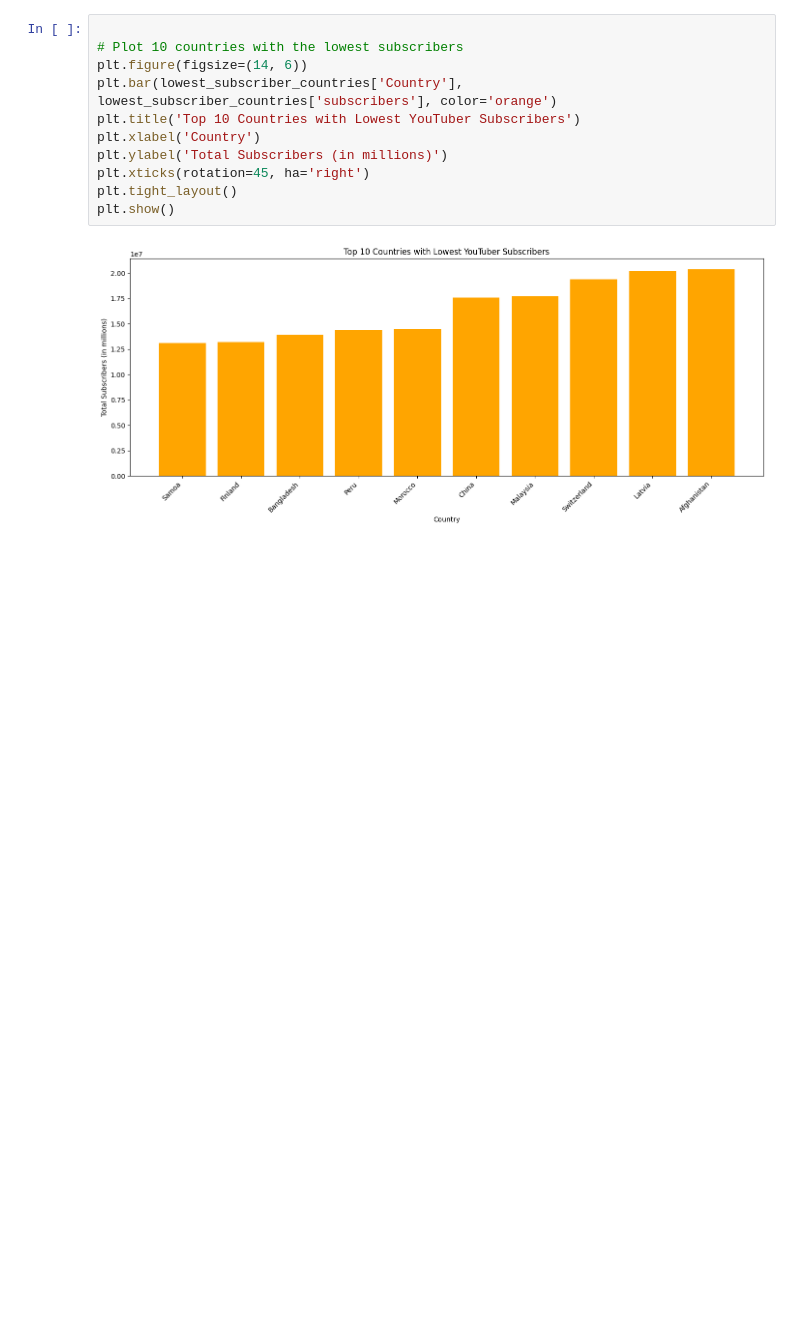
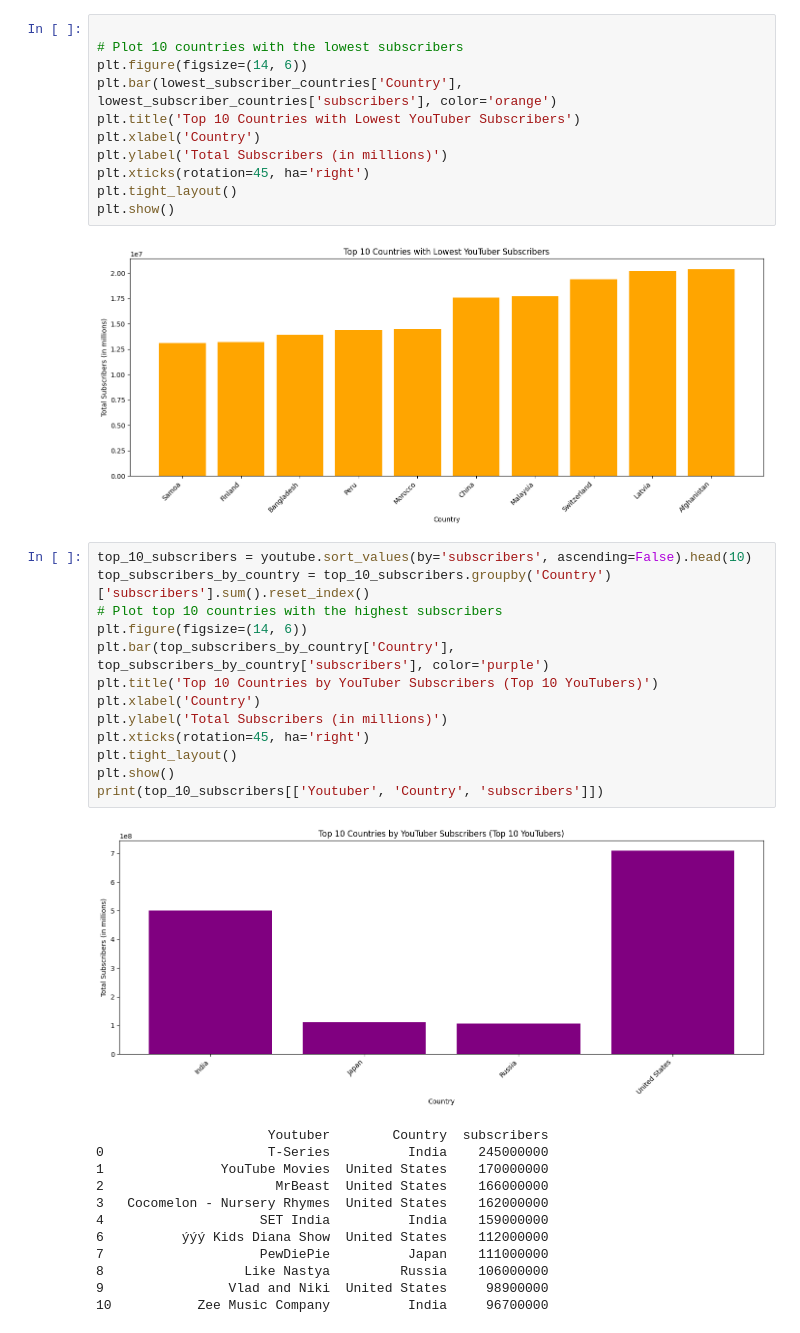
Before and after one commit to mimomaina/pythondataanalysis, a Jupyter notebook: Global_Youtube_statistics.ipynb, the cells around one changed output. Saved outputs shown, nothing was run; the diff lists cells and outputs as text; blank space fills up the shorter version.

```diff
--- a/Global_Youtube_statistics.ipynb
+++ b/Global_Youtube_statistics.ipynb
@@ -342,3 +342,29 @@ plt.tight_layout()
 plt.show()
 # %% [output]
 [figure]
+# %%
+top_10_subscribers = youtube.sort_values(by='subscribers', ascending=False).head(10)
+top_subscribers_by_country = top_10_subscribers.groupby('Country')['subscribers'].sum().reset_index()
+# Plot top 10 countries with the highest subscribers
+plt.figure(figsize=(14, 6))
+plt.bar(top_subscribers_by_country['Country'], top_subscribers_by_country['subscribers'], color='purple')
+plt.title('Top 10 Countries by YouTuber Subscribers (Top 10 YouTubers)')
+plt.xlabel('Country')
+plt.ylabel('Total Subscribers (in millions)')
+plt.xticks(rotation=45, ha='right')
+plt.tight_layout()
+plt.show()
+print(top_10_subscribers[['Youtuber', 'Country', 'subscribers']])
+# %% [output]
+[figure, added]
+                      Youtuber        Country  subscribers
+0                     T-Series          India    245000000
+1               YouTube Movies  United States    170000000
+2                      MrBeast  United States    166000000
+3   Cocomelon - Nursery Rhymes  United States    162000000
+4                    SET India          India    159000000
+6          ýýý Kids Diana Show  United States    112000000
+7                    PewDiePie          Japan    111000000
+8                  Like Nastya         Russia    106000000
+9                Vlad and Niki  United States     98900000
+10           Zee Music Company          India     96700000
```
Also changed, not shown: parts of 4 cells of this notebook.
